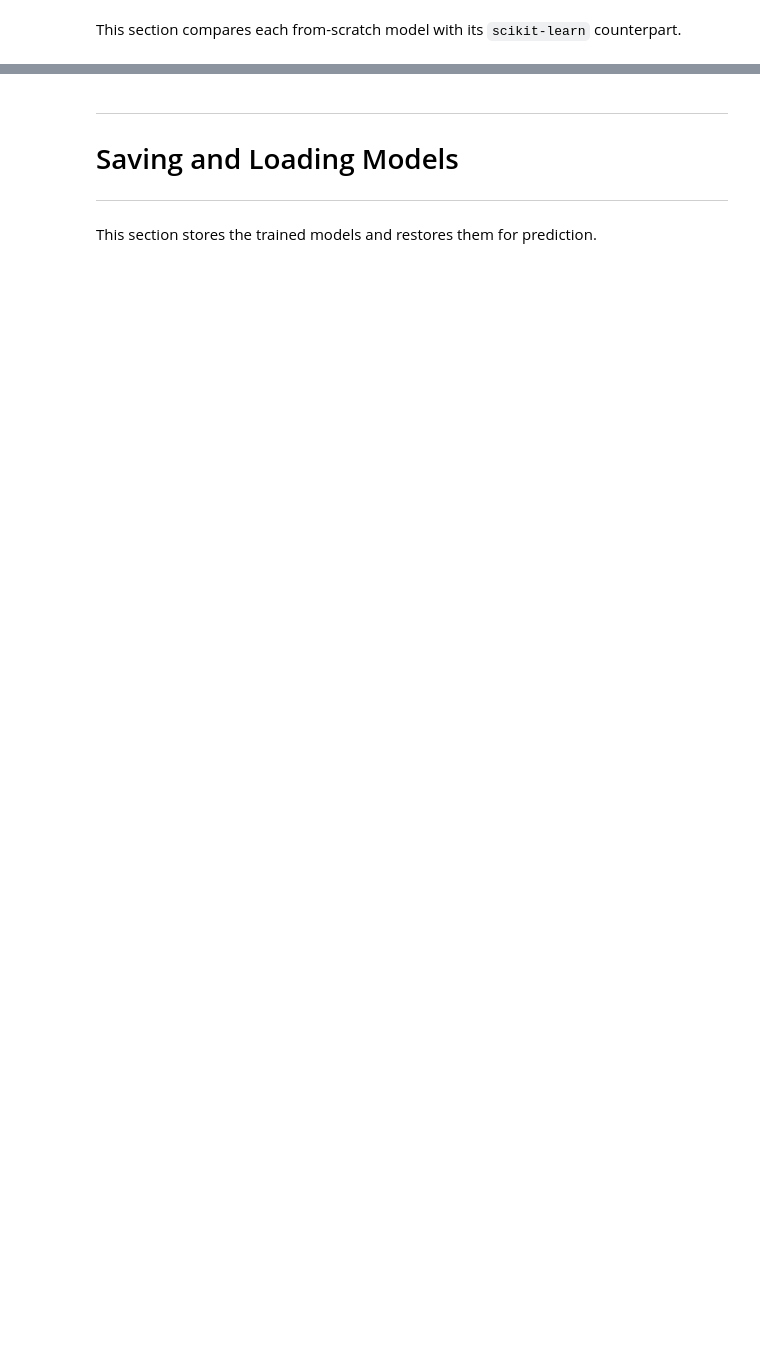
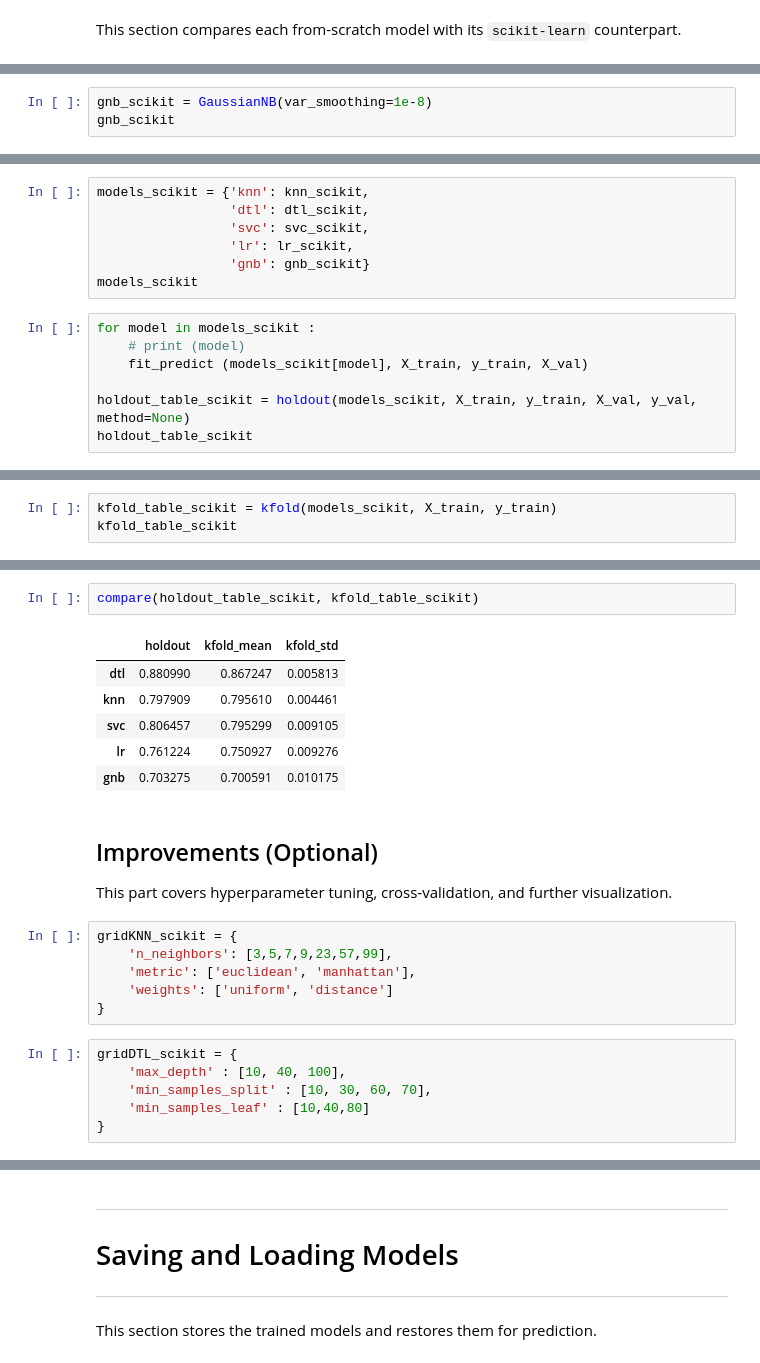
Before and after one commit to aufafaza/IF3170_G11_besokaja, a Jupyter notebook: Notebook.ipynb, the cells around one changed output, grey strips where cells are left out. Cells and saved outputs as stored; diff of their text form; blank space fills up the shorter version.

```diff
--- a/Notebook.ipynb
+++ b/Notebook.ipynb
@@ -659,0 +886,3 @@ This section compares each from-scratch model with its `scikit-learn` counterpar
+# %%
+gnb_scikit = GaussianNB(var_smoothing=1e-8)
+gnb_scikit
@@ -659,0 +897,14 @@ This section compares each from-scratch model with its `scikit-learn` counterpar
+# %%
+models_scikit = {'knn': knn_scikit,
+                 'dtl': dtl_scikit,
+                 'svc': svc_scikit,
+                 'lr': lr_scikit,
+                 'gnb': gnb_scikit}
+models_scikit
+# %%
+for model in models_scikit :
+    # print (model)
+    fit_predict (models_scikit[model], X_train, y_train, X_val)
+
+holdout_table_scikit = holdout(models_scikit, X_train, y_train, X_val, y_val, method=None)
+holdout_table_scikit
@@ -659,0 +918,3 @@ This section compares each from-scratch model with its `scikit-learn` counterpar
+# %%
+kfold_table_scikit = kfold(models_scikit, X_train, y_train)
+kfold_table_scikit
@@ -659,0 +928,25 @@ This section compares each from-scratch model with its `scikit-learn` counterpar
+# %%
+compare(holdout_table_scikit, kfold_table_scikit)
+# %% [output]
+|  | holdout | kfold_mean | kfold_std |
+| dtl | 0.880990 | 0.867247 | 0.005813 |
+| knn | 0.797909 | 0.795610 | 0.004461 |
+| svc | 0.806457 | 0.795299 | 0.009105 |
+| lr | 0.761224 | 0.750927 | 0.009276 |
+| gnb | 0.703275 | 0.700591 | 0.010175 |
+# %% [markdown]
+## Improvements (Optional)
+
+This part covers hyperparameter tuning, cross-validation, and further visualization.
+# %%
+gridKNN_scikit = {
+    'n_neighbors': [3,5,7,9,23,57,99],
+    'metric': ['euclidean', 'manhattan'],
+    'weights': ['uniform', 'distance']
+}
+# %%
+gridDTL_scikit = {
+    'max_depth' : [10, 40, 100],
+    'min_samples_split' : [10, 30, 60, 70],
+    'min_samples_leaf' : [10,40,80]
+}
```
Also changed, not shown: parts of 62 cells of this notebook.
